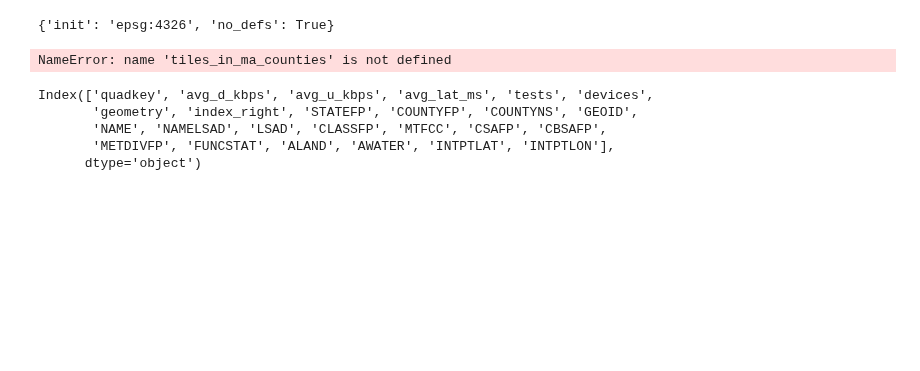
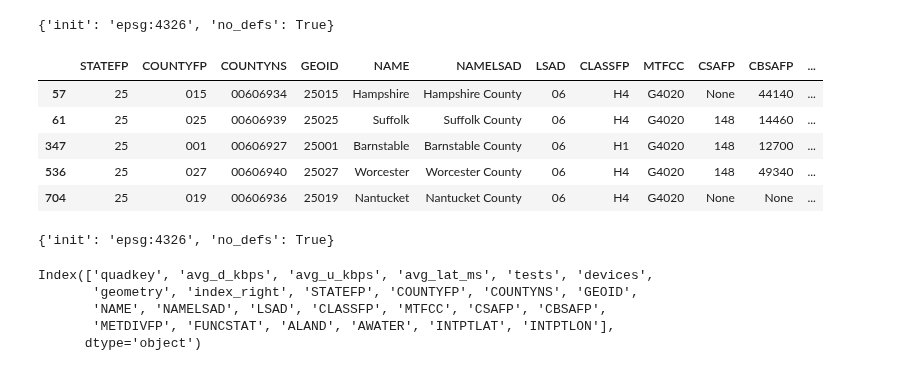
Before and after one commit to BU-Spark/CS506Spring2021Repository, a Jupyter notebook: mapc2/Get Mass Data and Convert to csv.ipynb, the cells around one changed output. Saved outputs shown, nothing was run; the diff lists cells and outputs as text; code cells hidden in the pictures; blank space fills up the shorter version.

```diff
--- a/mapc2/Get Mass Data and Convert to csv.ipynb
+++ b/mapc2/Get Mass Data and Convert to csv.ipynb
@@ -70,11 +88,20 @@ ma_counties = counties.loc[counties['STATEFP'] == '25'].to_crs(epsg=4326)
 ma_counties.crs
 # %% [output]
 {'init': 'epsg:4326', 'no_defs': True}
+# %%
+ma_counties.head()
+# %% [output]
+|  | STATEFP | COUNTYFP | COUNTYNS | GEOID | NAME | NAMELSAD | LSAD | CLASSFP | MTFCC | CSAFP | CBSAFP | ... |
+| 57 | 25 | 015 | 00606934 | 25015 | Hampshire | Hampshire County | 06 | H4 | G4020 | None | 44140 | ... |
+| 61 | 25 | 025 | 00606939 | 25025 | Suffolk | Suffolk County | 06 | H4 | G4020 | 148 | 14460 | ... |
+| 347 | 25 | 001 | 00606927 | 25001 | Barnstable | Barnstable County | 06 | H1 | G4020 | 148 | 12700 | ... |
+| 536 | 25 | 027 | 00606940 | 25027 | Worcester | Worcester County | 06 | H4 | G4020 | 148 | 49340 | ... |
+| 704 | 25 | 019 | 00606936 | 25019 | Nantucket | Nantucket County | 06 | H4 | G4020 | None | None | ... |
 # %%
 tiles_in_ma_counties = gp.sjoin(tiles, ma_counties, how="inner", op='intersects')
-# %%
-tiles_in_ma_counties.head()
-# %% [output]
-NameError: name 'tiles_in_ma_counties' is not defined
+# %%
+ma_counties.crs
+# %% [output]
+{'init': 'epsg:4326', 'no_defs': True}
 # %%
 tiles_in_ma_counties.columns
```
Also changed, not shown: parts of 8 cells of this notebook.
